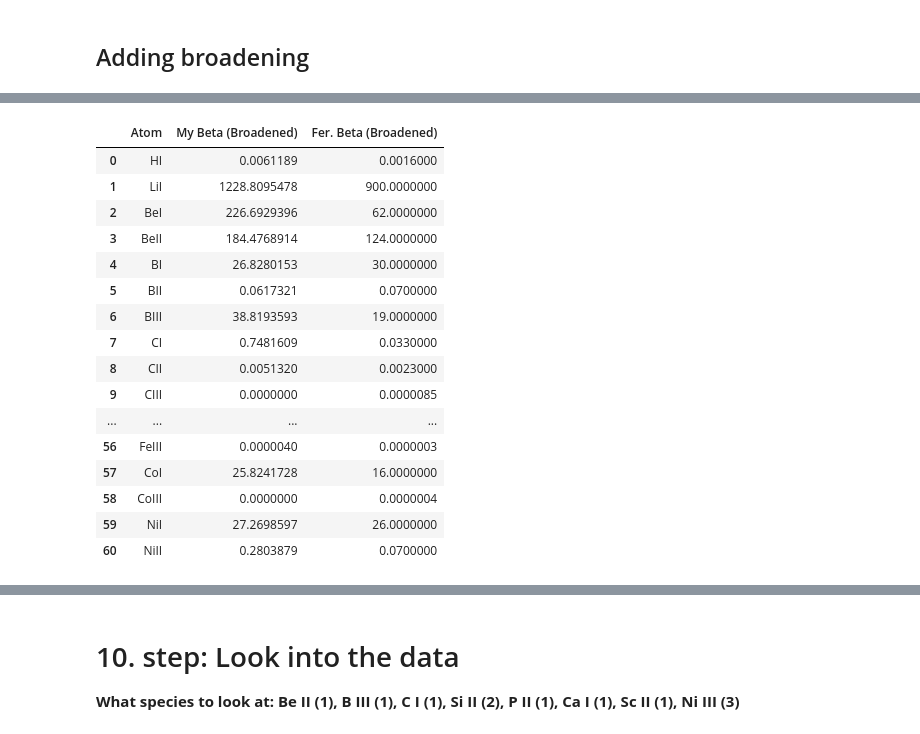
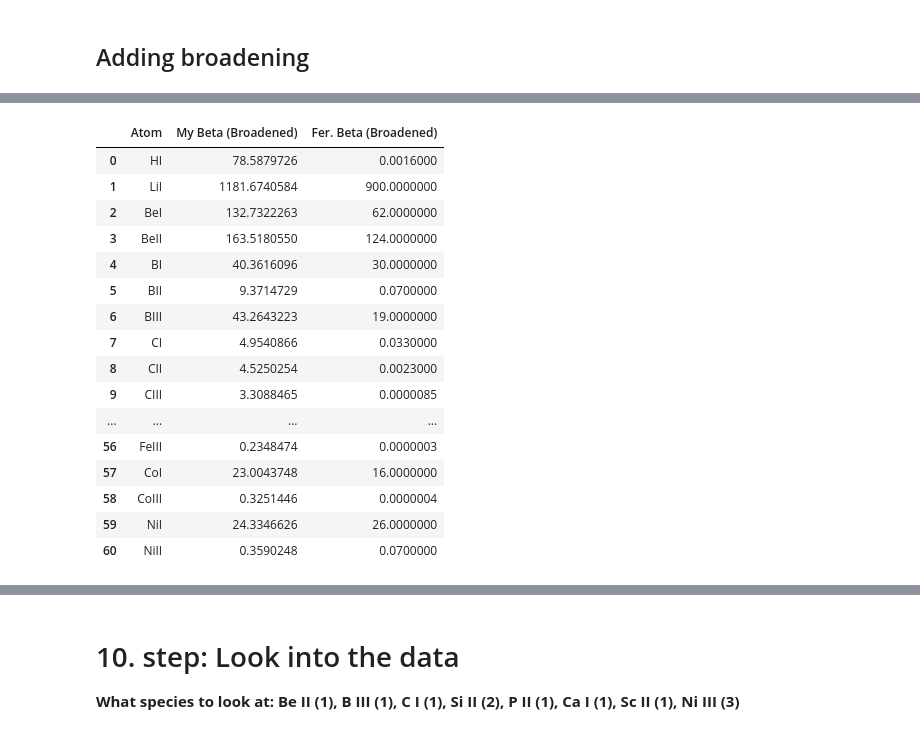
Before and after one commit to Drannu/Betaratio, a Jupyter notebook: Main_notebook.ipynb, the cells around one changed output, grey strips where cells are left out. Drawn from its saved outputs; the diff is of its cells as text; code cells hidden in the pictures.

Commit message:
Add files via upload
Did some work on HST data and rotational broadening

```diff
--- a/Main_notebook.ipynb
+++ b/Main_notebook.ipynb
@@ -1845,0 +1829,31 @@ plt.show()
+# %%
+import numpy as np
+from idl_rot_broadening import convol_by_steps, convol_ber
+
+# Inputs
+wavelength_input = w_model[mask_cov]  # Å
+flux_input       = f_obs_on_model[mask_cov]
+
+spectral_resolution = 1000         # R = lambda/FWHM (optional)
+Vsini_value = 130.0                   # km/s (optional)
+Vmac_value  = 0.0                    # km/s (optional)
+
+# Direct analogue of your IDL call:
+wavelength_output, flux_output = convol_by_steps(
+    wavelength_input,
+    flux_input,
+    resol=spectral_resolution,   # or vdop / ain (not together)
+    vsini=Vsini_value,
+    vmacro=Vmac_value,
+    #step=100.0, pad=10.0, beta=1.5, original=False  # tweak if needed
+)
+
+plt.figure(figsize=(9,4))
+plt.plot(wavelength_input, flux_input, label="Original")
+plt.plot(wavelength_output, flux_output, label="Broadened")
+plt.xlabel("Wavelength [Å]")
+plt.ylabel("Flux [arb]")
+plt.legend(loc="best")
+plt.xlim(100, 1000)
+plt.title("Convolution by steps (Python)")
+plt.show()
@@ -1846,30 +1862,30 @@ plt.show()
 # %%
 # beta ratio from the broadened spectrum
-beta_values_bpic_broadened, unc_bpic_broadened = beta_func(w_out, f_out, eq1_bpic)
+beta_values_bpic_broadened, unc_bpic_broadened = beta_func(wavelength_output, flux_output, eq1_bpic)
 
 # beta ratio comparison with Fernandez+2006 (beta Pic)
 fernandez_dict = dict(zip(fernandez_atoms, fernandez_beta))
 my_beta_dict_broadened = dict(zip(el_name, beta_values_bpic_broadened))
 my_comp_beta_broadened = {k: my_beta_dict_broadened[k] for k in my_beta_dict_broadened if k in fernandez_dict}
 comp_beta_broadened = list(my_comp_beta_broadened.values())
 # results
 df11 = pd.DataFrame({'Atom': fernandez_atoms, 'My Beta (Broadened)': comp_beta_broadened, 'Fer. Beta (Broadened)': fernandez_beta})
 df11
 # %% [output]
 |  | Atom | My Beta (Broadened) | Fer. Beta (Broadened) |
-| 0 | HI | 0.0061189 | 0.0016000 |
-| 1 | LiI | 1228.8095478 | 900.0000000 |
-| 2 | BeI | 226.6929396 | 62.0000000 |
-| 3 | BeII | 184.4768914 | 124.0000000 |
-| 4 | BI | 26.8280153 | 30.0000000 |
-| 5 | BII | 0.0617321 | 0.0700000 |
-| 6 | BIII | 38.8193593 | 19.0000000 |
-| 7 | CI | 0.7481609 | 0.0330000 |
-| 8 | CII | 0.0051320 | 0.0023000 |
-| 9 | CIII | 0.0000000 | 0.0000085 |
+| 0 | HI | 78.5879726 | 0.0016000 |
+| 1 | LiI | 1181.6740584 | 900.0000000 |
+| 2 | BeI | 132.7322263 | 62.0000000 |
+| 3 | BeII | 163.5180550 | 124.0000000 |
+| 4 | BI | 40.3616096 | 30.0000000 |
+| 5 | BII | 9.3714729 | 0.0700000 |
+| 6 | BIII | 43.2643223 | 19.0000000 |
+| 7 | CI | 4.9540866 | 0.0330000 |
+| 8 | CII | 4.5250254 | 0.0023000 |
+| 9 | CIII | 3.3088465 | 0.0000085 |
 | ... | ... | ... | ... |
-| 56 | FeIII | 0.0000040 | 0.0000003 |
-| 57 | CoI | 25.8241728 | 16.0000000 |
-| 58 | CoIII | 0.0000000 | 0.0000004 |
-| 59 | NiI | 27.2698597 | 26.0000000 |
-| 60 | NiII | 0.2803879 | 0.0700000 |
+| 56 | FeIII | 0.2348474 | 0.0000003 |
+| 57 | CoI | 23.0043748 | 16.0000000 |
+| 58 | CoIII | 0.3251446 | 0.0000004 |
+| 59 | NiI | 24.3346626 | 26.0000000 |
+| 60 | NiII | 0.3590248 | 0.0700000 |
```
Also changed, not shown: parts of 13 cells of this notebook.
